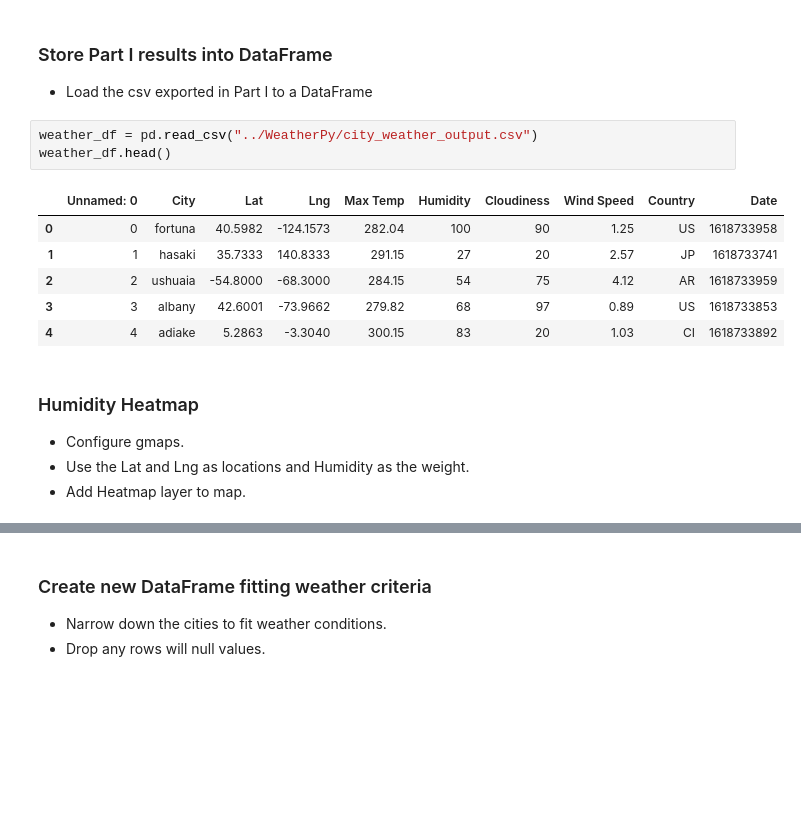
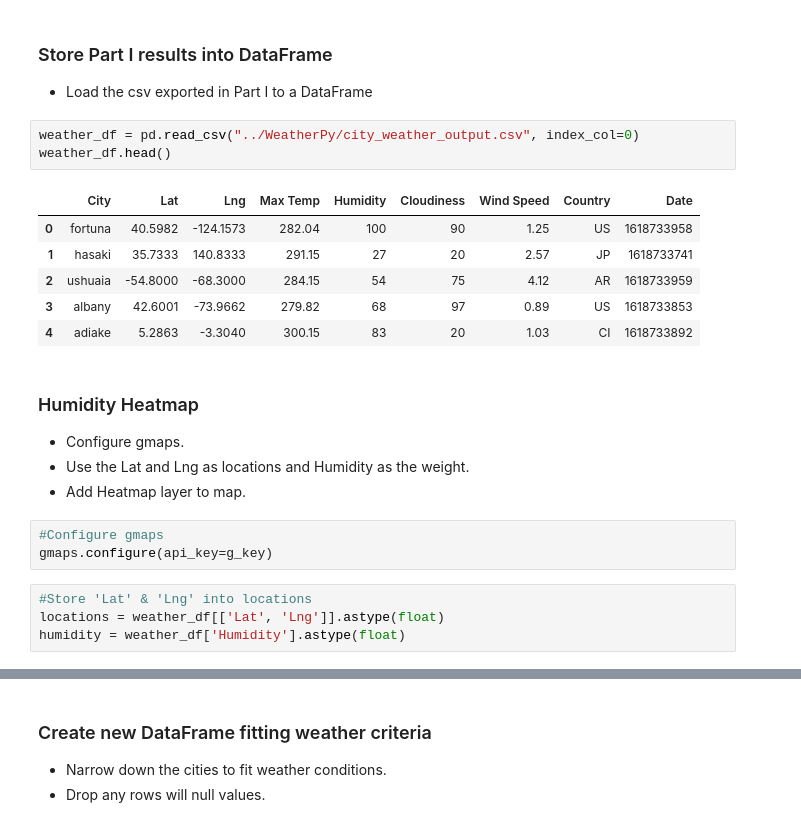
Before and after one commit to carmelamonis/python-api-challenge, a Jupyter notebook: VacationPy/VacationPy.ipynb, the cells around one changed output, grey strips where cells are left out. Cells and saved outputs as stored; diff of their text form; blank space fills up the shorter version.

```diff
--- a/VacationPy/VacationPy.ipynb
+++ b/VacationPy/VacationPy.ipynb
@@ -21,17 +21,24 @@ from config import g_key
 ### Store Part I results into DataFrame
 * Load the csv exported in Part I to a DataFrame
 # %%
-weather_df = pd.read_csv("../WeatherPy/city_weather_output.csv")
+weather_df = pd.read_csv("../WeatherPy/city_weather_output.csv", index_col=0)
 weather_df.head()
 # %% [output]
-|  | Unnamed: 0 | City | Lat | Lng | Max Temp | Humidity | Cloudiness | Wind Speed | Country | Date |
-| 0 | 0 | fortuna | 40.5982 | -124.1573 | 282.04 | 100 | 90 | 1.25 | US | 1618733958 |
-| 1 | 1 | hasaki | 35.7333 | 140.8333 | 291.15 | 27 | 20 | 2.57 | JP | 1618733741 |
-| 2 | 2 | ushuaia | -54.8000 | -68.3000 | 284.15 | 54 | 75 | 4.12 | AR | 1618733959 |
-| 3 | 3 | albany | 42.6001 | -73.9662 | 279.82 | 68 | 97 | 0.89 | US | 1618733853 |
-| 4 | 4 | adiake | 5.2863 | -3.3040 | 300.15 | 83 | 20 | 1.03 | CI | 1618733892 |
+|  | City | Lat | Lng | Max Temp | Humidity | Cloudiness | Wind Speed | Country | Date |
+| 0 | fortuna | 40.5982 | -124.1573 | 282.04 | 100 | 90 | 1.25 | US | 1618733958 |
+| 1 | hasaki | 35.7333 | 140.8333 | 291.15 | 27 | 20 | 2.57 | JP | 1618733741 |
+| 2 | ushuaia | -54.8000 | -68.3000 | 284.15 | 54 | 75 | 4.12 | AR | 1618733959 |
+| 3 | albany | 42.6001 | -73.9662 | 279.82 | 68 | 97 | 0.89 | US | 1618733853 |
+| 4 | adiake | 5.2863 | -3.3040 | 300.15 | 83 | 20 | 1.03 | CI | 1618733892 |
 # %% [markdown]
 ### Humidity Heatmap
 * Configure gmaps.
 * Use the Lat and Lng as locations and Humidity as the weight.
 * Add Heatmap layer to map.
+# %%
+#Configure gmaps
+gmaps.configure(api_key=g_key)
+# %%
+#Store 'Lat' & 'Lng' into locations
+locations = weather_df[['Lat', 'Lng']].astype(float)
+humidity = weather_df['Humidity'].astype(float)
```
Also changed, not shown: parts of 6 cells of this notebook.
